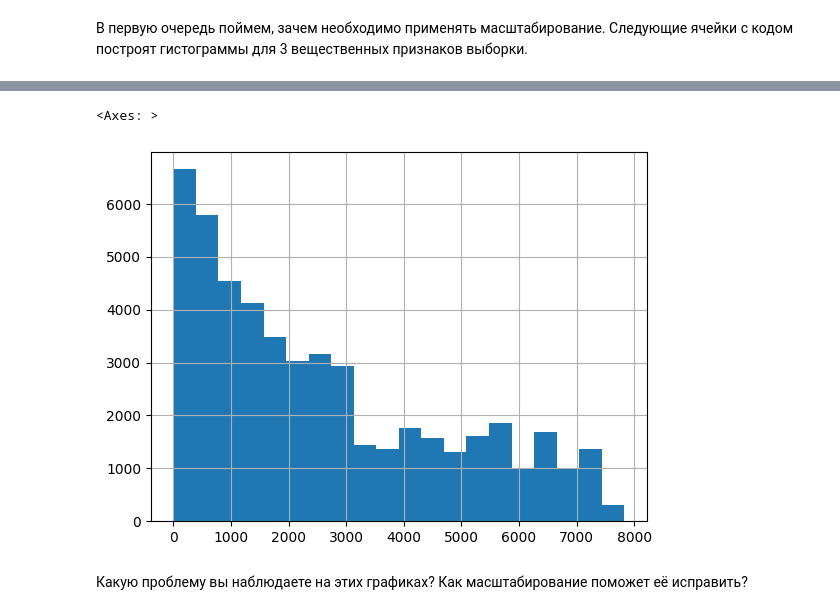
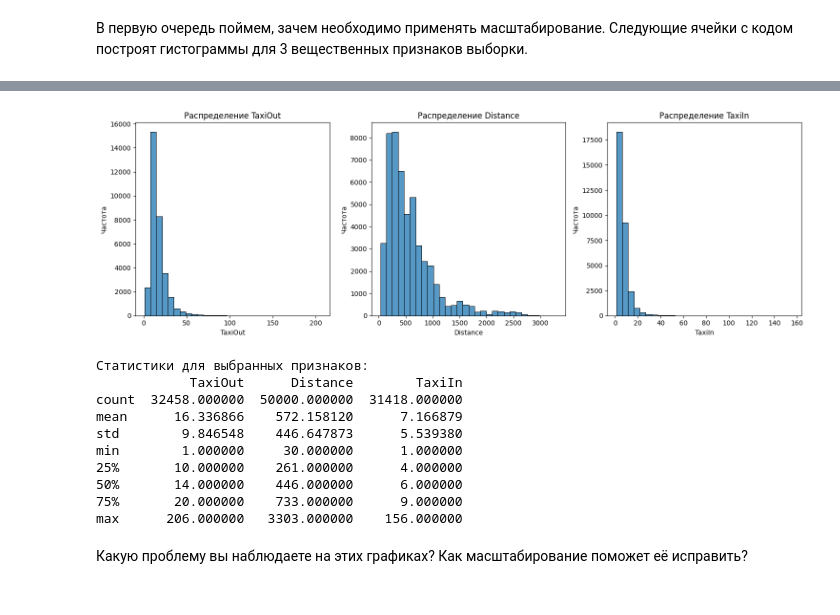
Before and after one commit to RedCross321/date_labs, a Jupyter notebook: 3.ipynb, the cells around one changed output, grey strips where cells are left out. Cells and saved outputs as stored; diff of their text form; code cells hidden in the pictures.

```diff
--- a/3.ipynb
+++ b/3.ipynb
@@ -449,0 +444,22 @@ print("\nОставшиеся признаки:", list(df_new.columns))
+# %%
+from sklearn.preprocessing import LabelEncoder
+
+target = 'ArrDelay'
+
+for col in ['TailNum', 'Year']:
+    if col in df_transformed.columns:
+        df_transformed = df_transformed.drop(col, axis=1)
+
+le = LabelEncoder()
+for col in df_transformed.columns:
+    if df_transformed[col].dtype == 'object':
+        df_transformed[col] = le.fit_transform(df_transformed[col].astype(str))
+
+corrs = df_transformed.corr()[target].drop(target)
+print("Корреляция признаков с целевой переменной:")
+print(corrs.sort_values(ascending=False))
+
+high_corr_features = corrs[abs(corrs) > 0.8].index.tolist()
+print("Сильно коррелирующие признаки:", high_corr_features)
+
+df_transformed = df_transformed.drop(high_corr_features, axis=1)
@@ -464,7 +488,33 @@ df_new['TaxiIn'].hist(bins=20)
-# %%
-df_new['FlightNum'].hist(bins=20)
-# %% [output]
-<Axes: >
-[figure, removed]
+# %%
+import matplotlib.pyplot as plt
+import seaborn as sns
+
+numerical_features = ['TaxiOut', 'Distance', 'TaxiIn']
+
+fig, axes = plt.subplots(1, 3, figsize=(15, 5))
+
+for i, feature in enumerate(numerical_features):
+    sns.histplot(data=df_transformed, x=feature, ax=axes[i], bins=30)
+    axes[i].set_title(f'Распределение {feature}')
+    axes[i].set_xlabel(feature)
+    axes[i].set_ylabel('Частота')
+
+plt.tight_layout()
+plt.show()
+
+print("\nСтатистики для выбранных признаков:")
+print(df_transformed[numerical_features].describe())
+# %% [output]
+[figure, added]
+Статистики для выбранных признаков:
+            TaxiOut      Distance        TaxiIn
+count  32458.000000  50000.000000  31418.000000
+mean      16.336866    572.158120      7.166879
+std        9.846548    446.647873      5.539380
+min        1.000000     30.000000      1.000000
+25%       10.000000    261.000000      4.000000
+50%       14.000000    446.000000      6.000000
+75%       20.000000    733.000000      9.000000
+max      206.000000   3303.000000    156.000000
 # %% [markdown]
 Какую проблему вы наблюдаете на этих графиках? Как масштабирование поможет её исправить?
```
Also changed, not shown: parts of 47 cells of this notebook, 20 other files.
